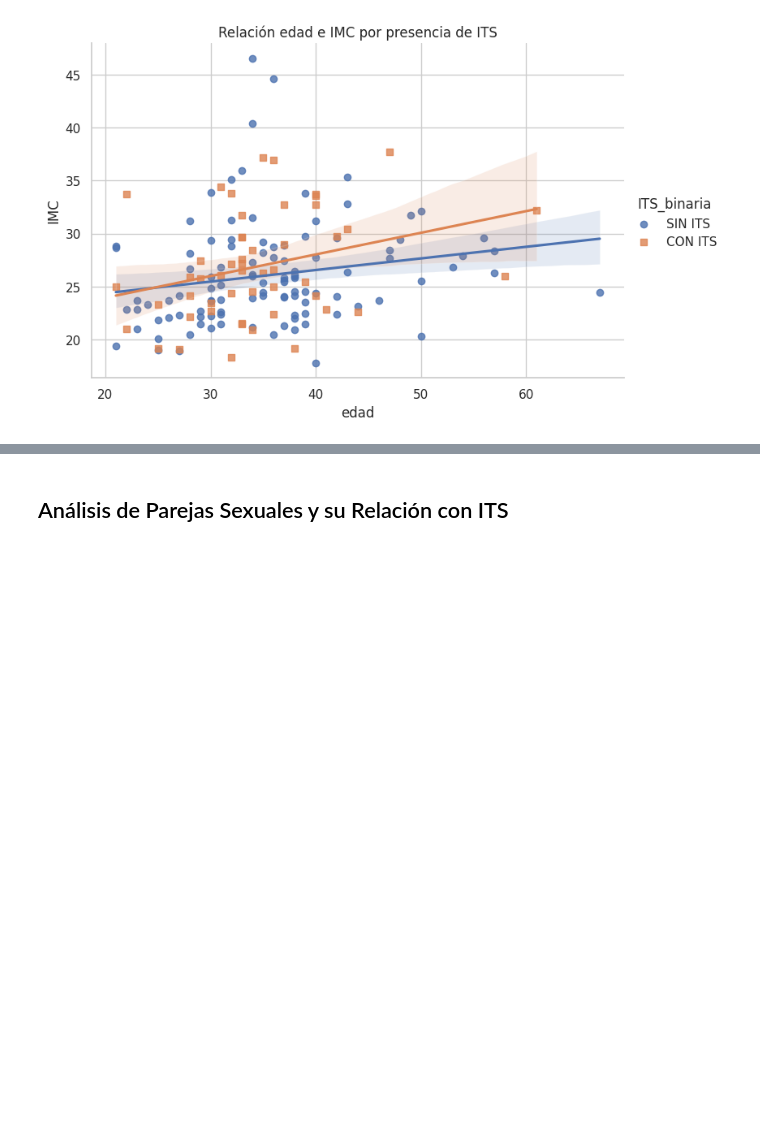
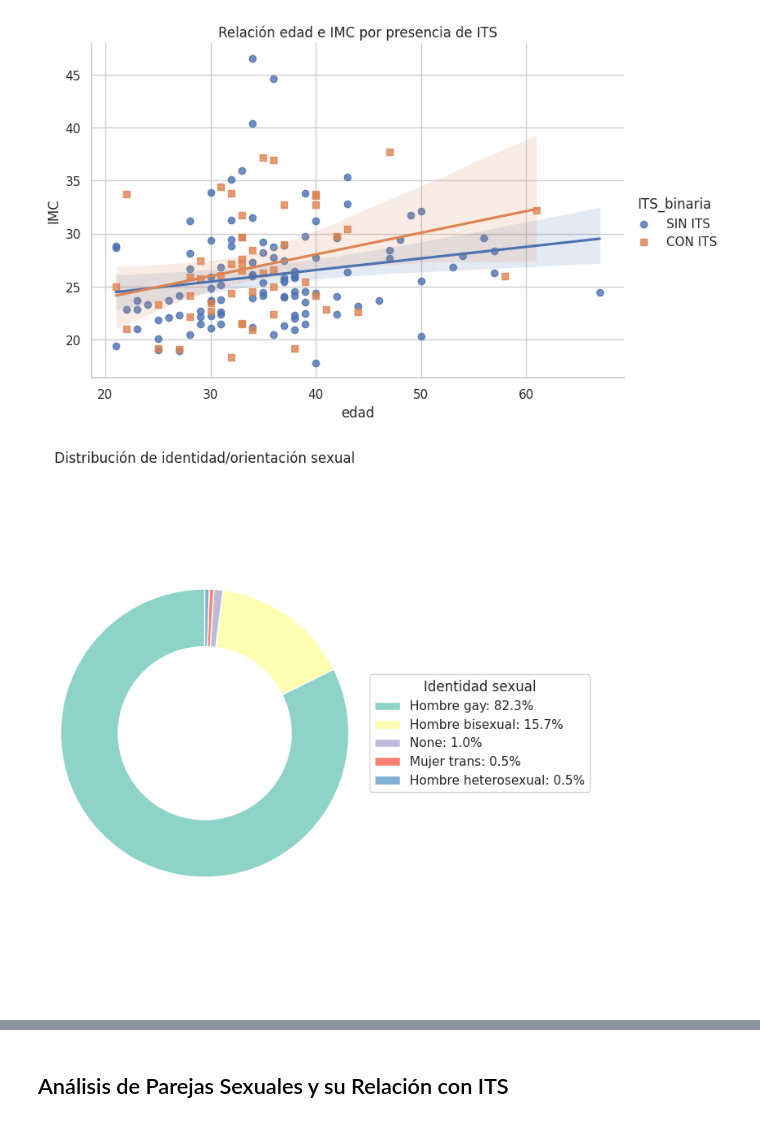
Before and after one commit to JanethGrimaldo/MC, a Jupyter notebook: ANALISIS_ESTADISTICO.ipynb, the cells around one changed output, grey strips where cells are left out. Cells and saved outputs as stored; diff of their text form; code cells hidden in the pictures; blank space fills up the shorter version.

```diff
--- a/ANALISIS_ESTADISTICO.ipynb
+++ b/ANALISIS_ESTADISTICO.ipynb
@@ -269,3 +278,34 @@ plt.title('Relación edad e IMC por presencia de ITS')
 plt.show()
 # %% [output]
 [figure]
+# %%
+conteo = df['IDESEX'].value_counts(dropna=True)
+
+etiquetas = {
+    'HG': 'Hombre gay',
+    'HB': 'Hombre bisexual',
+    'MT': 'Mujer trans',
+    'HH': 'Hombre heterosexual'
+}
+
+labels = [etiquetas.get(i, i) for i in conteo.index]
+colors = plt.cm.Set3.colors[:len(labels)]  # Colores suaves
+
+plt.figure(figsize=(7, 7))
+wedges, texts = plt.pie(
+    conteo,
+    startangle=90,
+    colors=colors,
+    wedgeprops=dict(width=0.4)  # estilo tipo dona
+)
+
+porcentajes = conteo / conteo.sum() * 100
+leyenda = [f'{etiquetas.get(cat)}: {porcentajes[i]:.1f}%' for i, cat in enumerate(conteo.index)]
+
+plt.legend(wedges, leyenda, title='Identidad sexual', loc='center left', bbox_to_anchor=(1, 0.5))
+plt.title('Distribución de identidad/orientación sexual')
+plt.axis('equal')  # Circulo perfecto
+plt.tight_layout()
+plt.show()
+# %% [output]
+[figure, added]
```
Also changed, not shown: parts of 27 cells of this notebook.
